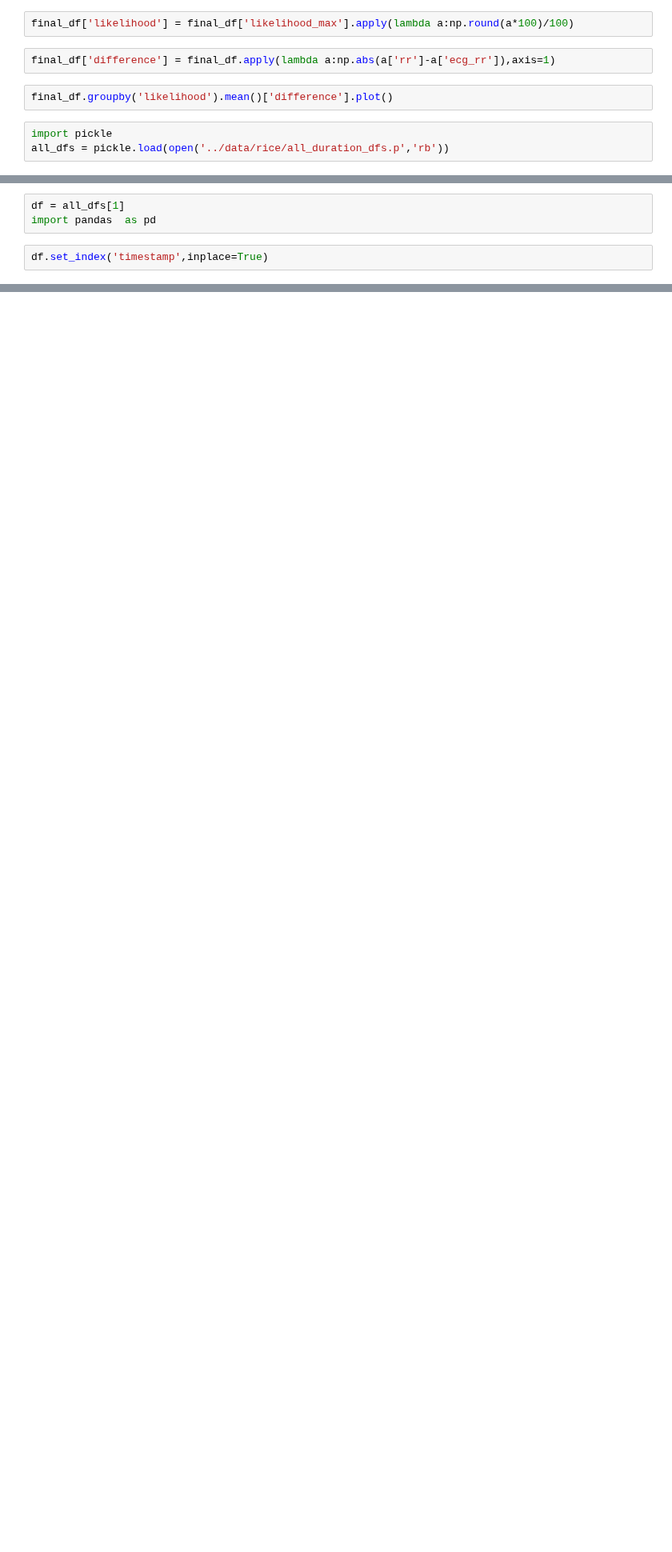
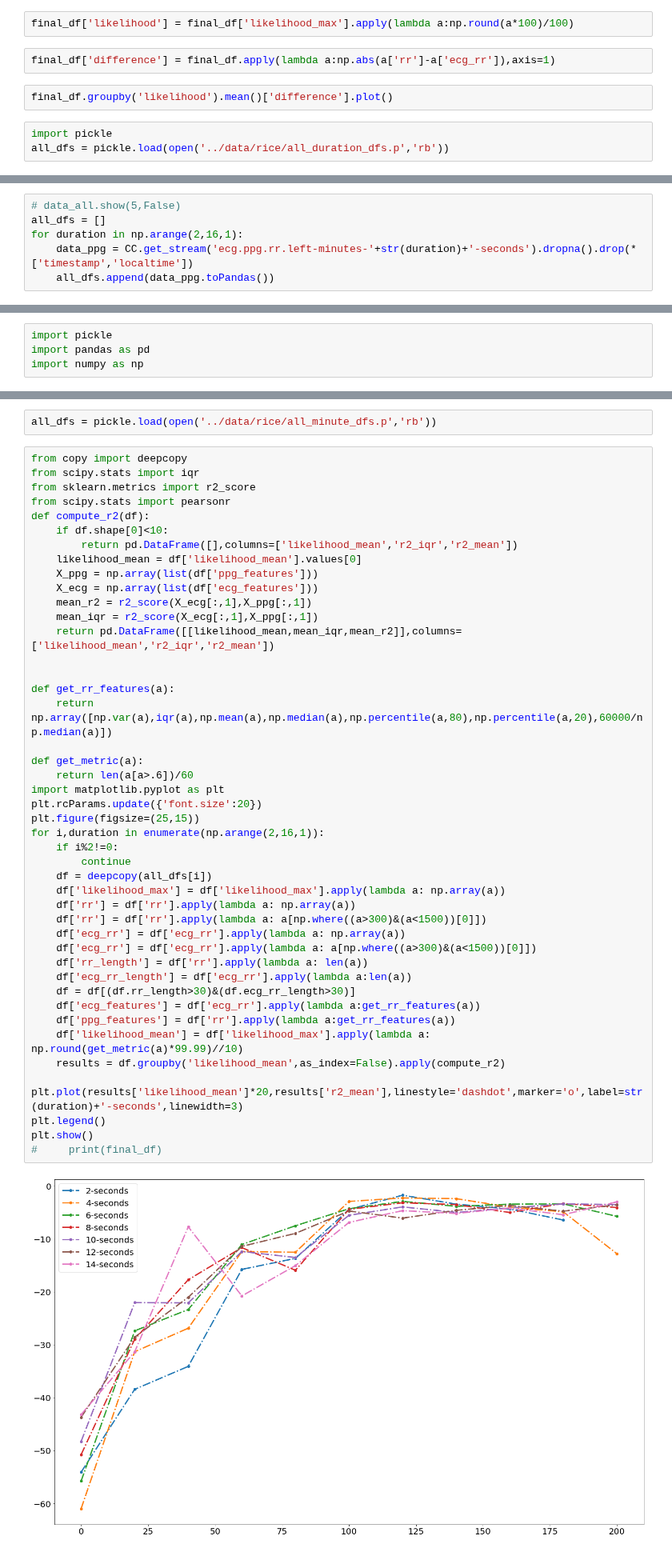
Before and after one commit to aungkonazim/RR-ECG-PPG, a Jupyter notebook: cc3/get_rice_data.ipynb, the cells around one changed output, grey strips where cells are left out. Shown at 80% size. Cells and saved outputs as stored; diff of their text form; blank space fills up the shorter version.

Commit message:
added ppg modelling for multiple window sizes

```diff
--- a/cc3/get_rice_data.ipynb
+++ b/cc3/get_rice_data.ipynb
@@ -442,0 +469,6 @@ plt.show()
+# %%
+# data_all.show(5,False)
+all_dfs = []
+for duration in np.arange(2,16,1):
+    data_ppg = CC.get_stream('ecg.ppg.rr.left-minutes-'+str(duration)+'-seconds').dropna().drop(*['timestamp','localtime'])
+    all_dfs.append(data_ppg.toPandas())
@@ -443,5 +478,4 @@ plt.show()
 # %%
-df = all_dfs[1]
-import pandas  as pd
+import pickle
+import pandas as pd
+import numpy as np
-# %%
-df.set_index('timestamp',inplace=True)
@@ -467,0 +482,48 @@ plt.hist(final_df['likelihood_max'])
+# %%
+all_dfs = pickle.load(open('../data/rice/all_minute_dfs.p','rb'))
+# %%
+from copy import deepcopy
+from scipy.stats import iqr
+from sklearn.metrics import r2_score
+from scipy.stats import pearsonr
+def compute_r2(df):
+    if df.shape[0]<10:
+        return pd.DataFrame([],columns=['likelihood_mean','r2_iqr','r2_mean'])
+    likelihood_mean = df['likelihood_mean'].values[0]
+    X_ppg = np.array(list(df['ppg_features']))
+    X_ecg = np.array(list(df['ecg_features']))
+    mean_r2 = r2_score(X_ecg[:,1],X_ppg[:,1])
+    mean_iqr = r2_score(X_ecg[:,1],X_ppg[:,1])
+    return pd.DataFrame([[likelihood_mean,mean_iqr,mean_r2]],columns=['likelihood_mean','r2_iqr','r2_mean'])
+
+
+def get_rr_features(a):
+    return np.array([np.var(a),iqr(a),np.mean(a),np.median(a),np.percentile(a,80),np.percentile(a,20),60000/np.median(a)])
+
+def get_metric(a):
+    return len(a[a>.6])/60
+import matplotlib.pyplot as plt
+plt.rcParams.update({'font.size':20})
+plt.figure(figsize=(25,15))
+for i,duration in enumerate(np.arange(2,16,1)):
+    if i%2!=0:
+        continue
+    df = deepcopy(all_dfs[i])
+    df['likelihood_max'] = df['likelihood_max'].apply(lambda a: np.array(a))
+    df['rr'] = df['rr'].apply(lambda a: np.array(a))
+    df['rr'] = df['rr'].apply(lambda a: a[np.where((a>300)&(a<1500))[0]])
+    df['ecg_rr'] = df['ecg_rr'].apply(lambda a: np.array(a))
+    df['ecg_rr'] = df['ecg_rr'].apply(lambda a: a[np.where((a>300)&(a<1500))[0]])
+    df['rr_length'] = df['rr'].apply(lambda a: len(a))
+    df['ecg_rr_length'] = df['ecg_rr'].apply(lambda a:len(a))
+    df = df[(df.rr_length>30)&(df.ecg_rr_length>30)]
+    df['ecg_features'] = df['ecg_rr'].apply(lambda a:get_rr_features(a))
+    df['ppg_features'] = df['rr'].apply(lambda a:get_rr_features(a))
+    df['likelihood_mean'] = df['likelihood_max'].apply(lambda a: np.round(get_metric(a)*99.99)//10)
+    results = df.groupby('likelihood_mean',as_index=False).apply(compute_r2)
+    plt.plot(results['likelihood_mean']*20,results['r2_mean'],linestyle='dashdot',marker='o',label=str(duration)+'-seconds',linewidth=3)
+plt.legend()
+plt.show()
+#     print(final_df)
+# %% [output]
+[figure, added]
```
Also changed, not shown: parts of 8 cells of this notebook, 5 other files.
